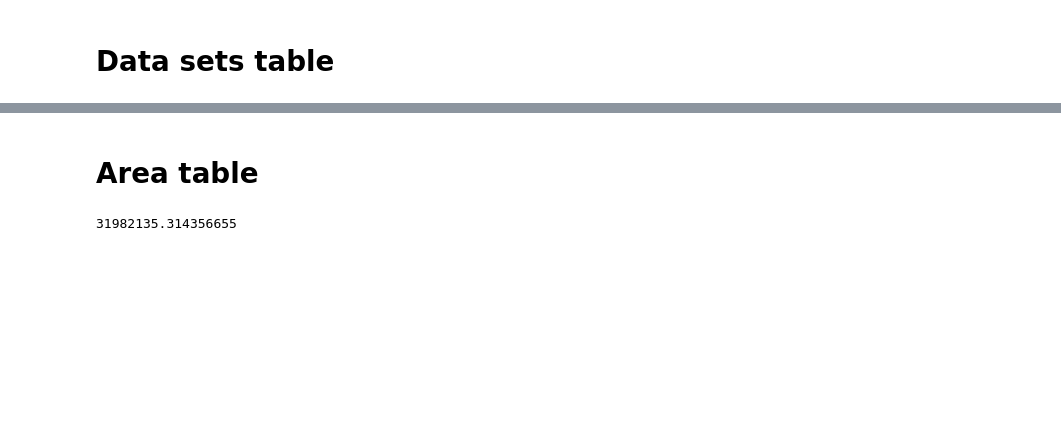
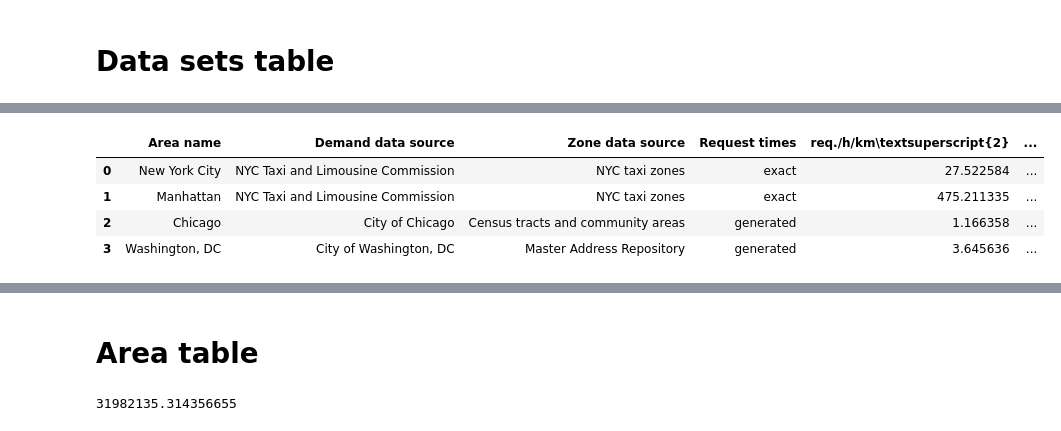
Before and after one commit to aicenter/Ridesharing_DARP_instances, a Jupyter notebook: python/nb/ITSC instance Figures.ipynb, the cells around one changed output, grey strips where cells are left out. Drawn from its saved outputs; the diff is of its cells as text; code cells hidden in the pictures; blank space fills up the shorter version.

```diff
--- a/python/nb/ITSC instance Figures.ipynb
+++ b/python/nb/ITSC instance Figures.ipynb
@@ -51,0 +119,16 @@ datasets
+# %%
+datasets_for_print = pd.DataFrame(datasets[['Area name', 'Demand data source', 'Zone data source', 'Request times', 'demand_density', 'avg_zone_area_km2']])
+datasets_for_print.rename(
+    columns={
+        'demand_density': r'req./h/km\textsuperscript{2}',
+        'avg_zone_area_km2': r'Avg. zone area [km\textsuperscript{2}]'
+    },
+    inplace=True
+)
+datasets_for_print
+# %% [output]
+|  | Area name | Demand data source | Zone data source | Request times | req./h/km\textsuperscript{2} | ... |
+| 0 | New York City | NYC Taxi and Limousine Commission | NYC taxi zones | exact | 27.522584 | ... |
+| 1 | Manhattan | NYC Taxi and Limousine Commission | NYC taxi zones | exact | 475.211335 | ... |
+| 2 | Chicago | City of Chicago | Census tracts and community areas | generated | 1.166358 | ... |
+| 3 | Washington, DC | City of Washington, DC | Master Address Repository | generated | 3.645636 | ... |
```
Also changed, not shown: parts of 5 cells of this notebook, 1 other file.
